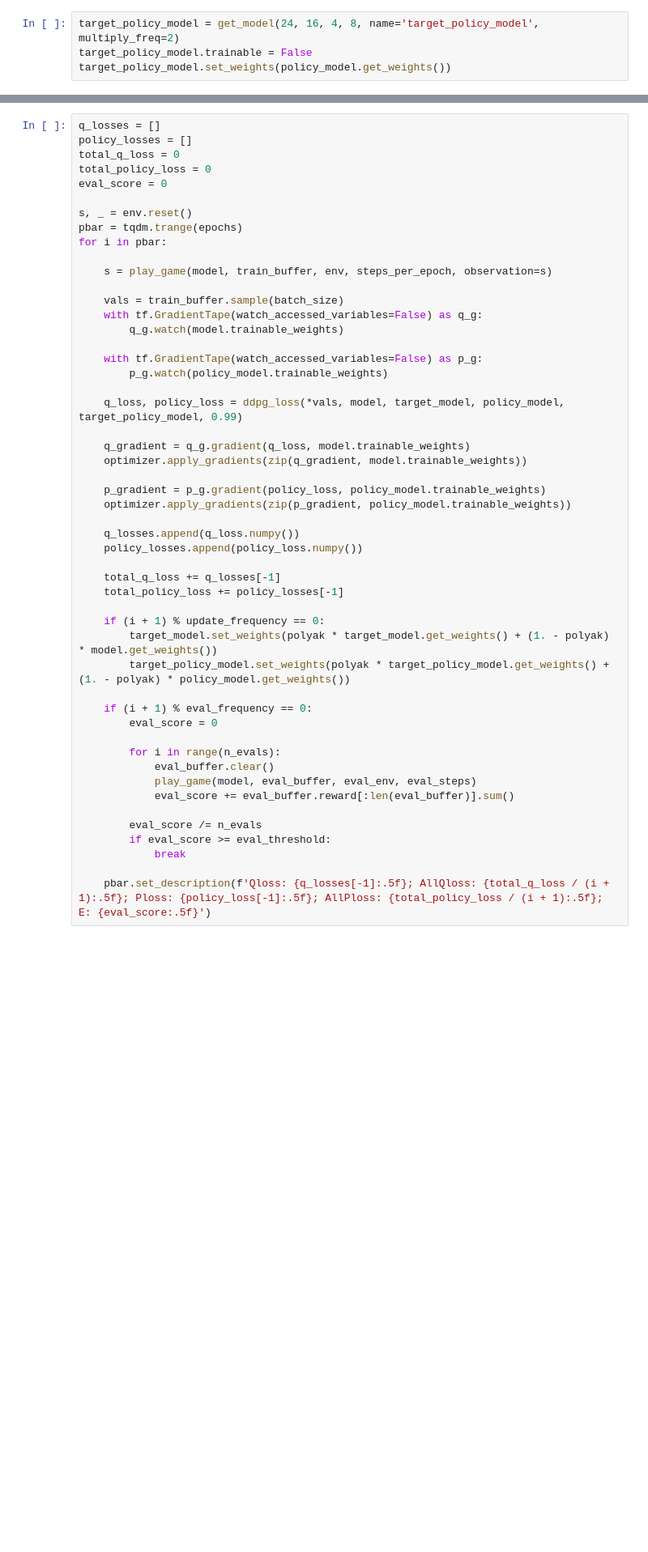
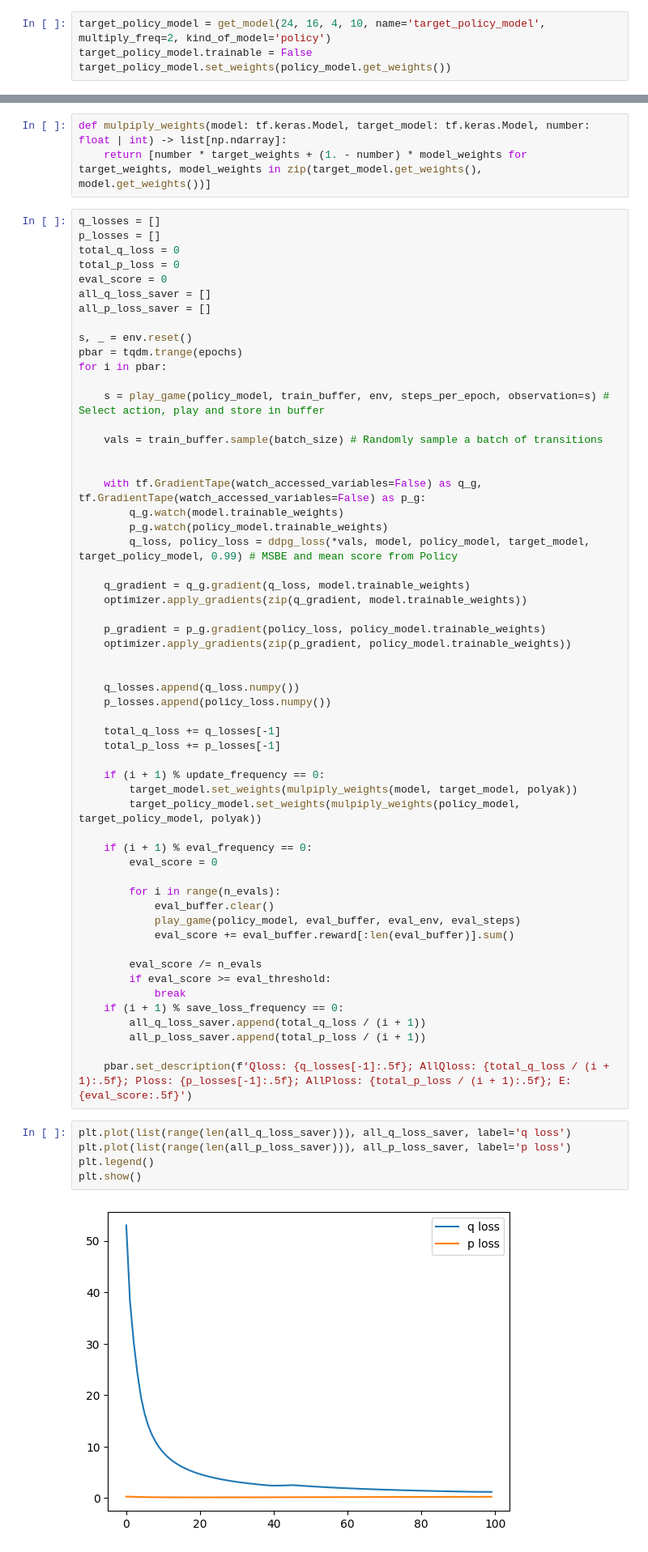
Before and after one commit to dubstepenjoyer/dvfu_tasks, a Jupyter notebook: walker.ipynb, the cells around one changed output, grey strips where cells are left out. Shown at 81% size. Cells and saved outputs as stored; diff of their text form; blank space fills up the shorter version.

```diff
--- a/walker.ipynb
+++ b/walker.ipynb
@@ -240,5 +280,5 @@ policy_model.summary()
 # %%
-target_policy_model = get_model(24, 16, 4, 8, name='target_policy_model', multiply_freq=2)
+target_policy_model = get_model(24, 16, 4, 10, name='target_policy_model', multiply_freq=2, kind_of_model='policy')
 target_policy_model.trainable = False
 target_policy_model.set_weights(policy_model.get_weights())
 # %%
@@ -262,25 +301,29 @@ eval_threshold = 200
 polyak = 0.95
+# %%
+def mulpiply_weights(model: tf.keras.Model, target_model: tf.keras.Model, number: float | int) -> list[np.ndarray]:
+    return [number * target_weights + (1. - number) * model_weights for target_weights, model_weights in zip(target_model.get_weights(), model.get_weights())]
 # %%
 q_losses = []
-policy_losses = []
+p_losses = []
 total_q_loss = 0
-total_policy_loss = 0
+total_p_loss = 0
 eval_score = 0
+all_q_loss_saver = []
+all_p_loss_saver = []
 
 s, _ = env.reset()
 pbar = tqdm.trange(epochs)
 for i in pbar:
 
-    s = play_game(model, train_buffer, env, steps_per_epoch, observation=s)
+    s = play_game(policy_model, train_buffer, env, steps_per_epoch, observation=s) # Select action, play and store in buffer
 
-    vals = train_buffer.sample(batch_size)
-    with tf.GradientTape(watch_accessed_variables=False) as q_g:
+    vals = train_buffer.sample(batch_size) # Randomly sample a batch of transitions
+
+
+    with tf.GradientTape(watch_accessed_variables=False) as q_g, tf.GradientTape(watch_accessed_variables=False) as p_g:
         q_g.watch(model.trainable_weights)
-
-    with tf.GradientTape(watch_accessed_variables=False) as p_g:
         p_g.watch(policy_model.trainable_weights)
-
-    q_loss, policy_loss = ddpg_loss(*vals, model, target_model, policy_model, target_policy_model, 0.99)
+        q_loss, policy_loss = ddpg_loss(*vals, model, policy_model, target_model, target_policy_model, 0.99) # MSBE and mean score from Policy
 
     q_gradient = q_g.gradient(q_loss, model.trainable_weights)
     optimizer.apply_gradients(zip(q_gradient, model.trainable_weights))
@@ -288,28 +331,39 @@ for i in pbar:
     p_gradient = p_g.gradient(policy_loss, policy_model.trainable_weights)
     optimizer.apply_gradients(zip(p_gradient, policy_model.trainable_weights))
 
+
     q_losses.append(q_loss.numpy())
-    policy_losses.append(policy_loss.numpy())
+    p_losses.append(policy_loss.numpy())
 
     total_q_loss += q_losses[-1]
-    total_policy_loss += policy_losses[-1]
+    total_p_loss += p_losses[-1]
 
     if (i + 1) % update_frequency == 0:
-        target_model.set_weights(polyak * target_model.get_weights() + (1. - polyak) * model.get_weights())
-        target_policy_model.set_weights(polyak * target_policy_model.get_weights() + (1. - polyak) * policy_model.get_weights())
+        target_model.set_weights(mulpiply_weights(model, target_model, polyak))
+        target_policy_model.set_weights(mulpiply_weights(policy_model, target_policy_model, polyak))
 
     if (i + 1) % eval_frequency == 0:
         eval_score = 0
 
         for i in range(n_evals):
             eval_buffer.clear()
-            play_game(model, eval_buffer, eval_env, eval_steps)
+            play_game(policy_model, eval_buffer, eval_env, eval_steps)
             eval_score += eval_buffer.reward[:len(eval_buffer)].sum()
 
         eval_score /= n_evals
         if eval_score >= eval_threshold:
             break
+    if (i + 1) % save_loss_frequency == 0:
+        all_q_loss_saver.append(total_q_loss / (i + 1))
+        all_p_loss_saver.append(total_p_loss / (i + 1))
 
-    pbar.set_description(f'Qloss: {q_losses[-1]:.5f}; AllQloss: {total_q_loss / (i + 1):.5f}; Ploss: {policy_loss[-1]:.5f}; AllPloss: {total_policy_loss / (i + 1):.5f}; E: {eval_score:.5f}')
+    pbar.set_description(f'Qloss: {q_losses[-1]:.5f}; AllQloss: {total_q_loss / (i + 1):.5f}; Ploss: {p_losses[-1]:.5f}; AllPloss: {total_p_loss / (i + 1):.5f}; E: {eval_score:.5f}')
+# %%
+plt.plot(list(range(len(all_q_loss_saver))), all_q_loss_saver, label='q loss')
+plt.plot(list(range(len(all_p_loss_saver))), all_p_loss_saver, label='p loss')
+plt.legend()
+plt.show()
+# %% [output]
+[figure, added]
 # %%
 model.save_weights(f'./models/nogi_model_{eval_score}')
```
Also changed, not shown: parts of 12 cells of this notebook, 1 other file.
